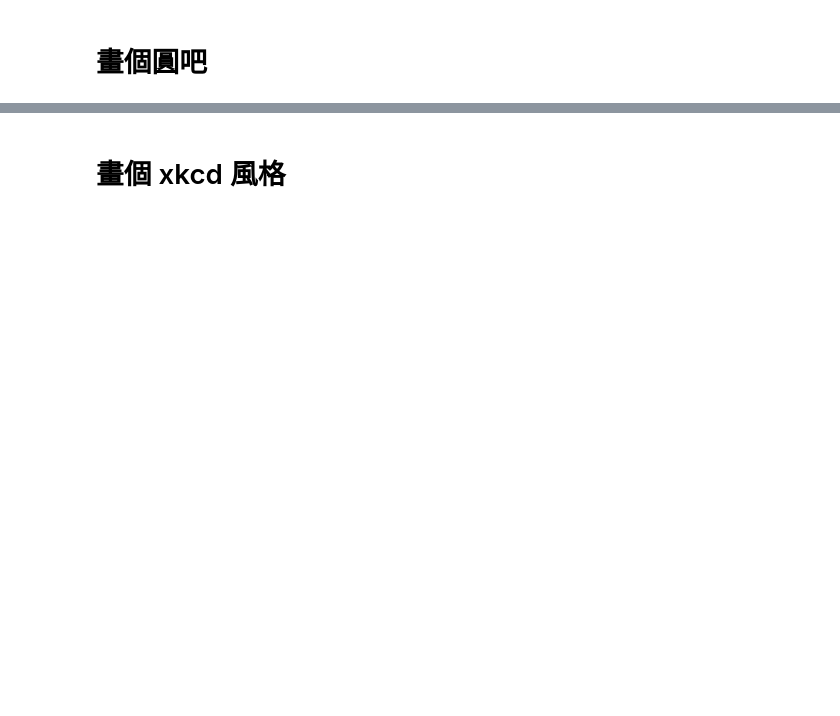
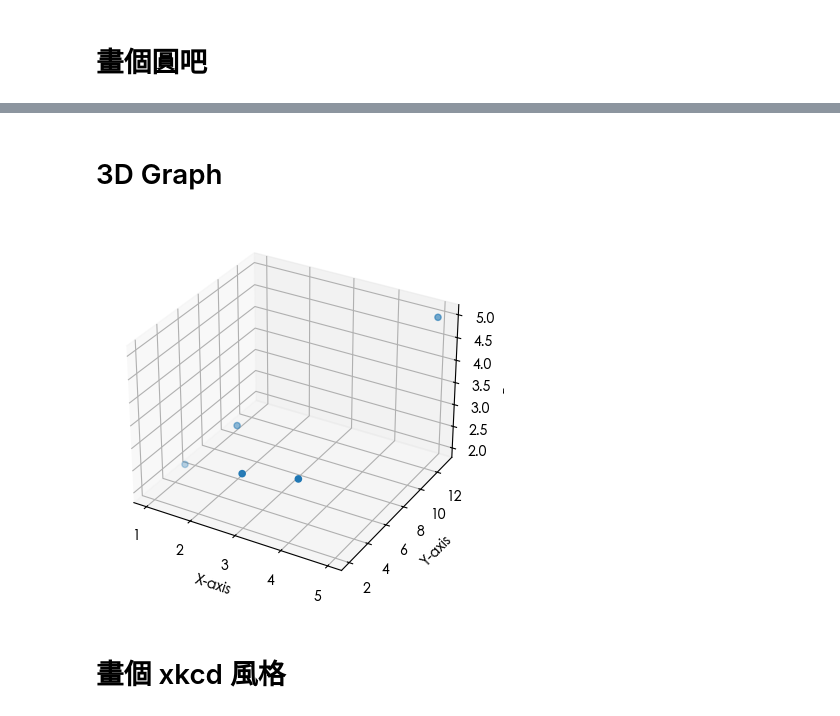
Before and after one commit to mingfujacky/Lecture-Python, a Jupyter notebook: Matplotlib/Matplotlib Middle.ipynb, the cells around one changed output, grey strips where cells are left out. Drawn from its saved outputs; the diff is of its cells as text; code cells hidden in the pictures; blank space fills up the shorter version.

```diff
--- a/Matplotlib/Matplotlib Middle.ipynb
+++ b/Matplotlib/Matplotlib Middle.ipynb
@@ -190,3 +196,24 @@ plt.show()
+# %% [markdown]
+# 3D Graph
+# %%
+import matplotlib.pyplot as plt
+
+fig = plt.figure()
+ax = fig.add_subplot(111, projection='3d')
+
+# 繪製 3D 圖形的資料點
+x = [1, 2, 3, 4, 5]
+y = [5, 6, 2, 3, 13]
+z = [2, 3, 3, 3, 5]
+
+ax.scatter(x, y, z)
+ax.set_xlabel('X-axis')
+ax.set_ylabel('Y-axis')
+ax.set_zlabel('Z-axis')
+
+plt.show()
+# %% [output]
+[figure, added]
 # %% [markdown]
 # 畫個 xkcd 風格
 # %%
```
Also changed, not shown: parts of 10 cells of this notebook, 3 other files.
